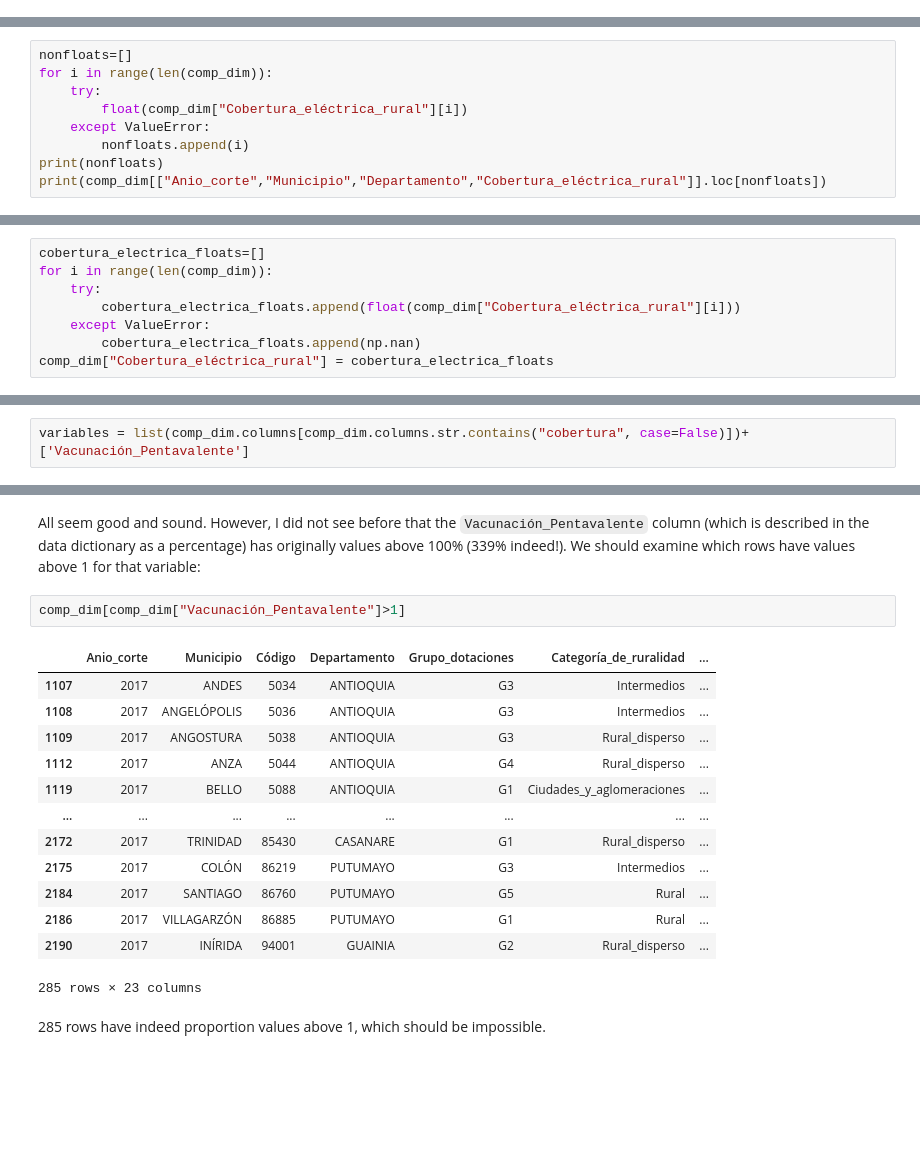
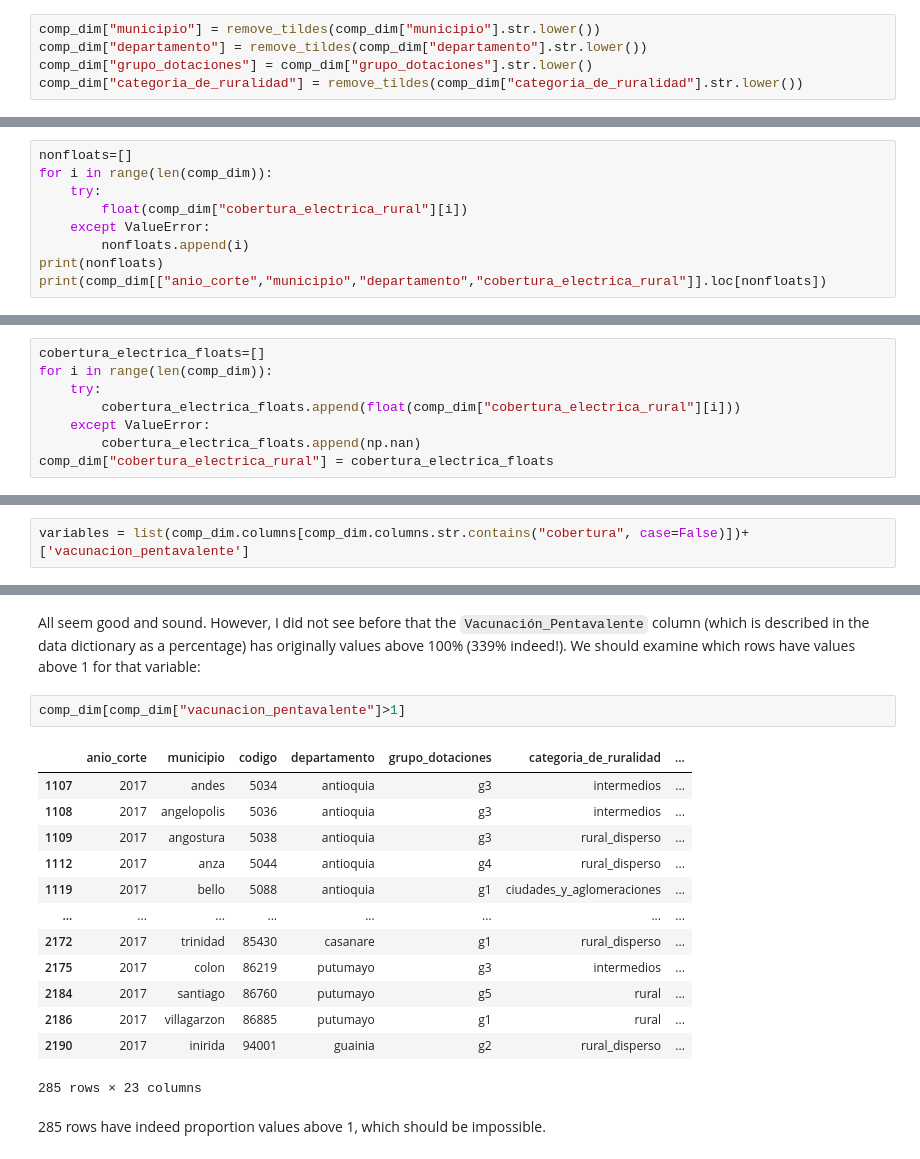
Before and after one commit to druiz35/ds4a_Team75, a Jupyter notebook: data_clean.ipynb, the cells around one changed output, grey strips where cells are left out. Saved outputs shown, nothing was run; the diff lists cells and outputs as text; blank space fills up the shorter version.

```diff
--- a/data_explor.ipynb
+++ b/data_clean.ipynb
@@ -196,3 +265,8 @@ memory usage: 791.5+ KB
+# %%
+comp_dim["municipio"] = remove_tildes(comp_dim["municipio"].str.lower())
+comp_dim["departamento"] = remove_tildes(comp_dim["departamento"].str.lower())
+comp_dim["grupo_dotaciones"] = comp_dim["grupo_dotaciones"].str.lower()
+comp_dim["categoria_de_ruralidad"] = remove_tildes(comp_dim["categoria_de_ruralidad"].str.lower())
 # %% [markdown]
 Anything unusual here in the dtypes of the columns, except for the rural electric coverage variable, which is an `object` dtype. Let's examine this variable:
 # %%
@@ -221,10 +295,10 @@ We already see there are an interesting element '_-______' which cannot be conve
 nonfloats=[]
 for i in range(len(comp_dim)):
     try:
-        float(comp_dim["Cobertura_eléctrica_rural"][i])
+        float(comp_dim["cobertura_electrica_rural"][i])
     except ValueError:
         nonfloats.append(i)
 print(nonfloats)
-print(comp_dim[["Anio_corte","Municipio","Departamento","Cobertura_eléctrica_rural"]].loc[nonfloats])
+print(comp_dim[["anio_corte","municipio","departamento","cobertura_electrica_rural"]].loc[nonfloats])
 # %% [output]
 [267, 456, 599, 663, 1086]
@@ -240,10 +314,10 @@ And let's get rid of them (by replacing them with na's):
 cobertura_electrica_floats=[]
 for i in range(len(comp_dim)):
     try:
-        cobertura_electrica_floats.append(float(comp_dim["Cobertura_eléctrica_rural"][i]))
+        cobertura_electrica_floats.append(float(comp_dim["cobertura_electrica_rural"][i]))
     except ValueError:
         cobertura_electrica_floats.append(np.nan)
-comp_dim["Cobertura_eléctrica_rural"] = cobertura_electrica_floats
+comp_dim["cobertura_electrica_rural"] = cobertura_electrica_floats
 # %% [markdown]
 Let's check again and see whether the problem was fixed:
 # %%
@@ -289,7 +363,7 @@ Here the main theme to look at are those variables described as "coverages", sin
 
 First we take all the variables described as "coverages":
 # %%
-variables = list(comp_dim.columns[comp_dim.columns.str.contains("cobertura", case=False)])+['Vacunación_Pentavalente']
+variables = list(comp_dim.columns[comp_dim.columns.str.contains("cobertura", case=False)])+['vacunacion_pentavalente']
 # %% [markdown]
 Then we try and convert every value above 1 to its corresponding value between 0 and 1 (we'll surely have to double-check this procedure with the original dataset):
 # %%
@@ -310,20 +384,20 @@ comp_dim[variables].describe()
 # %% [markdown]
 All seem good and sound. However, I did not see before that the `Vacunación_Pentavalente` column (which is described in the data dictionary as a percentage) has originally values above 100% (339% indeed!). We should examine which rows have values above 1 for that variable:
 # %%
-comp_dim[comp_dim["Vacunación_Pentavalente"]>1]
+comp_dim[comp_dim["vacunacion_pentavalente"]>1]
 # %% [output]
-|  | Anio_corte | Municipio | Código | Departamento | Grupo_dotaciones | Categoría_de_ruralidad | ... |
-| 1107 | 2017 | ANDES | 5034 | ANTIOQUIA | G3 | Intermedios | ... |
-| 1108 | 2017 | ANGELÓPOLIS | 5036 | ANTIOQUIA | G3 | Intermedios | ... |
-| 1109 | 2017 | ANGOSTURA | 5038 | ANTIOQUIA | G3 | Rural_disperso | ... |
-| 1112 | 2017 | ANZA | 5044 | ANTIOQUIA | G4 | Rural_disperso | ... |
-| 1119 | 2017 | BELLO | 5088 | ANTIOQUIA | G1 | Ciudades_y_aglomeraciones | ... |
+|  | anio_corte | municipio | codigo | departamento | grupo_dotaciones | categoria_de_ruralidad | ... |
+| 1107 | 2017 | andes | 5034 | antioquia | g3 | intermedios | ... |
+| 1108 | 2017 | angelopolis | 5036 | antioquia | g3 | intermedios | ... |
+| 1109 | 2017 | angostura | 5038 | antioquia | g3 | rural_disperso | ... |
+| 1112 | 2017 | anza | 5044 | antioquia | g4 | rural_disperso | ... |
+| 1119 | 2017 | bello | 5088 | antioquia | g1 | ciudades_y_aglomeraciones | ... |
 | ... | ... | ... | ... | ... | ... | ... | ... |
-| 2172 | 2017 | TRINIDAD | 85430 | CASANARE | G1 | Rural_disperso | ... |
-| 2175 | 2017 | COLÓN | 86219 | PUTUMAYO | G3 | Intermedios | ... |
-| 2184 | 2017 | SANTIAGO | 86760 | PUTUMAYO | G5 | Rural | ... |
-| 2186 | 2017 | VILLAGARZÓN | 86885 | PUTUMAYO | G1 | Rural | ... |
-| 2190 | 2017 | INÍRIDA | 94001 | GUAINIA | G2 | Rural_disperso | ... |
+| 2172 | 2017 | trinidad | 85430 | casanare | g1 | rural_disperso | ... |
+| 2175 | 2017 | colon | 86219 | putumayo | g3 | intermedios | ... |
+| 2184 | 2017 | santiago | 86760 | putumayo | g5 | rural | ... |
+| 2186 | 2017 | villagarzon | 86885 | putumayo | g1 | rural | ... |
+| 2190 | 2017 | inirida | 94001 | guainia | g2 | rural_disperso | ... |
 285 rows × 23 columns
 # %% [markdown]
 285 rows have indeed proportion values above 1, which should be impossible.
```
Also changed, not shown: parts of 34 cells of this notebook, 1 other file.
